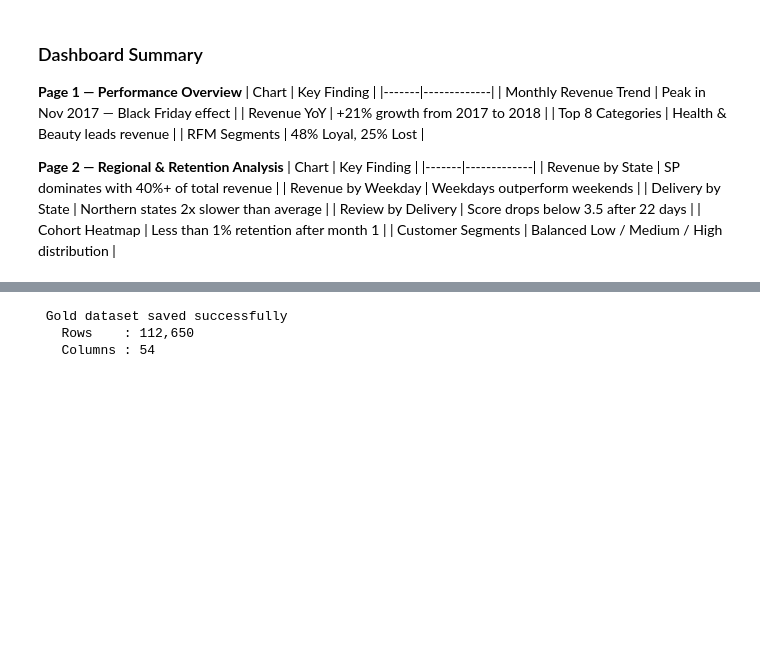
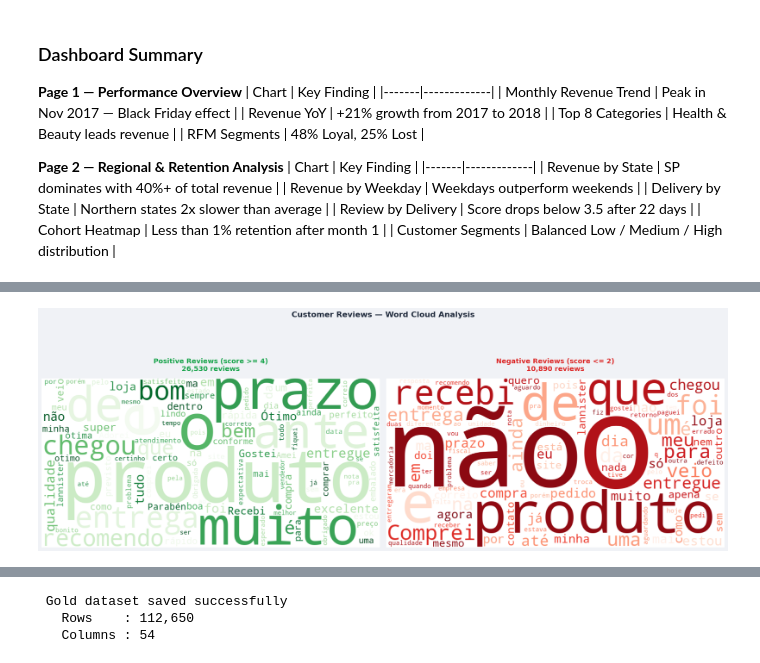
Before and after one commit to BryolTene/Olist-sales-analysis, a Jupyter notebook: olist_sales_analysis.ipynb, the cells around one changed output, grey strips where cells are left out. Saved outputs shown, nothing was run; the diff lists cells and outputs as text; code cells hidden in the pictures; blank space fills up the shorter version.

Commit message:
update_Word_cloud

```diff
--- a/olist_sales_analysis.ipynb
+++ b/olist_sales_analysis.ipynb
@@ -1539,0 +1548,82 @@ print(" Page 2 saved : dashboard_page2.png")
+# %%
+# ==========================================================
+# WORD CLOUD — Customer Reviews
+# ==========================================================
+#pip install wordcloud
+from wordcloud import WordCloud
+
+# -------------------------
+# 1. Prepare review text
+# -------------------------
+df_reviews_wc = dataframes["order_reviews"].copy()
+
+df_reviews_wc = df_reviews_wc[
+    df_reviews_wc["review_comment_message"] != "no_review"
+].copy()
+
+positive_reviews = df_reviews_wc[
+    df_reviews_wc["review_score"] >= 4
+]["review_comment_message"].dropna()
+
+negative_reviews = df_reviews_wc[
+    df_reviews_wc["review_score"] <= 2
+]["review_comment_message"].dropna()
+
+positive_text = " ".join(positive_reviews.astype(str).tolist())
+negative_text = " ".join(negative_reviews.astype(str).tolist())
+
+# -------------------------
+# 2. Generate Word Clouds
+# -------------------------
+wc_positive = WordCloud(
+    width=800, height=400,
+    background_color="white",
+    colormap="Greens",
+    max_words=100,
+    collocations=False
+).generate(positive_text)
+
+wc_negative = WordCloud(
+    width=800, height=400,
+    background_color="white",
+    colormap="Reds",
+    max_words=100,
+    collocations=False
+).generate(negative_text)
+
+# -------------------------
+# 3. Plot
+# -------------------------
+fig, axes = plt.subplots(1, 2, figsize=(20, 8), facecolor=BG_COLOR)
+
+axes[0].imshow(wc_positive, interpolation="bilinear")
+axes[0].axis("off")
+axes[0].set_title(
+    f"Positive Reviews (score >= 4)\n{len(positive_reviews):,} reviews",
+    fontsize=14, fontweight="bold", color=GREEN, pad=15
+)
+
+axes[1].imshow(wc_negative, interpolation="bilinear")
+axes[1].axis("off")
+axes[1].set_title(
+    f"Negative Reviews (score <= 2)\n{len(negative_reviews):,} reviews",
+    fontsize=14, fontweight="bold", color=RED, pad=15
+)
+
+plt.suptitle(
+    "Customer Reviews — Word Cloud Analysis",
+    fontsize=16, fontweight="bold", y=1.02, color="#1e293b"
+)
+
+plt.tight_layout()
+plt.savefig("wordcloud_reviews.png", dpi=150,
+            bbox_inches="tight", facecolor=BG_COLOR)
+plt.show()
+
+# Output / Ausgabe
+print(f" Word clouds generated")
+#print(f"Wortwolken erstellt")
+print(f"\n   Positive reviews : {len(positive_reviews):,}")
+print(f"   Negative reviews : {len(negative_reviews):,}")
+# %% [output]
+[figure, added]
```
Also changed, not shown: parts of 3 cells of this notebook, 1 other file.
